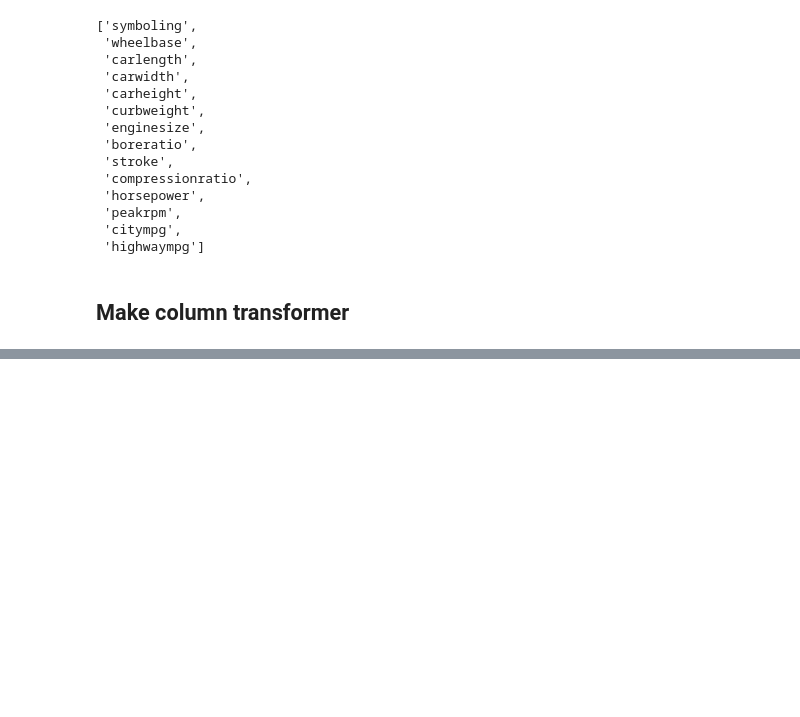
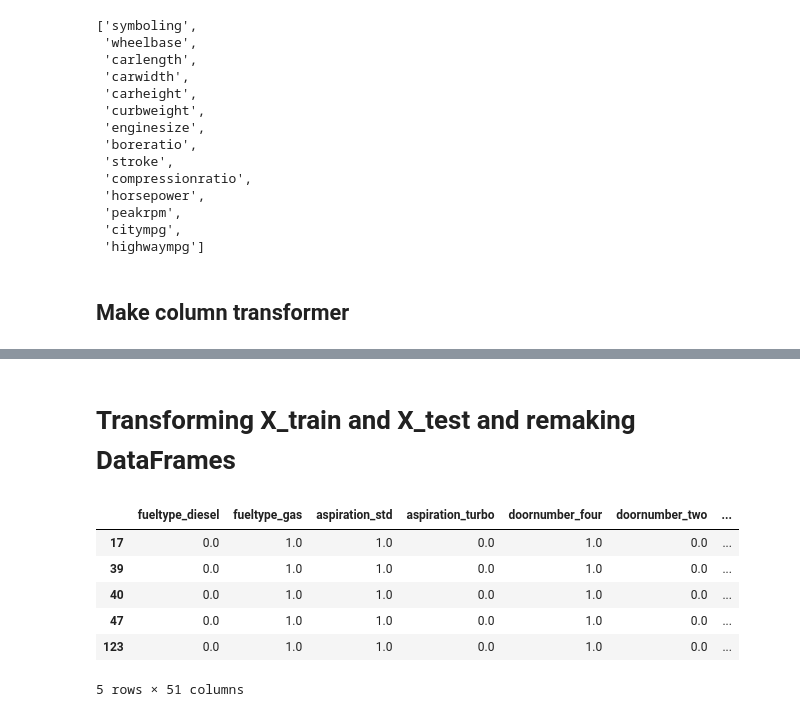
Before and after one commit to QianFu520/Linear-Regression-in-statsmodels, a Jupyter notebook: Linear Regression in statsmodels.ipynb, the cells around one changed output, grey strips where cells are left out. Saved outputs shown, nothing was run; the diff lists cells and outputs as text; code cells hidden in the pictures; blank space fills up the shorter version.

```diff
--- a/Linear Regression in statsmodels.ipynb
+++ b/Linear Regression in statsmodels.ipynb
@@ -221,0 +263,5 @@ num_cols
+# %%
+## Access OneHotEncoder Step
+### In order to get feature names for our categorical columns, we need to access the OneHotEncoder step
+ohe_step = preprocessor.named_transformers_['pipeline-1'][1]
+ohe_step
@@ -221,0 +270,4 @@ num_cols
+# %%
+## get feature names out
+cat_features = ohe_step.get_feature_names_out(cat_cols)
+cat_features
@@ -221,0 +289,4 @@ num_cols
+# %%
+## add cat_features names to the features_names list
+features_names.extend(cat_features)
+features_names
@@ -221,0 +311,4 @@ num_cols
+# %%
+## add num_features to our features_names list
+features_names.extend(num_cols)
+features_names
@@ -221,0 +333,14 @@ num_cols
+# %% [markdown]
+# Transforming X_train and X_test and remaking DataFrames
+# %%
+# Transform X_train
+X_train_df = pd.DataFrame( preprocessor.transform(X_train), columns=features_names, index=X_train.index)
+X_train_df.head()
+# %% [output]
+|  | fueltype_diesel | fueltype_gas | aspiration_std | aspiration_turbo | doornumber_four | doornumber_two | ... |
+| 17 | 0.0 | 1.0 | 1.0 | 0.0 | 1.0 | 0.0 | ... |
+| 39 | 0.0 | 1.0 | 1.0 | 0.0 | 1.0 | 0.0 | ... |
+| 40 | 0.0 | 1.0 | 1.0 | 0.0 | 1.0 | 0.0 | ... |
+| 47 | 0.0 | 1.0 | 1.0 | 0.0 | 1.0 | 0.0 | ... |
+| 123 | 0.0 | 1.0 | 1.0 | 0.0 | 1.0 | 0.0 | ... |
+5 rows × 51 columns
```
Also changed, not shown: parts of 25 cells of this notebook.
